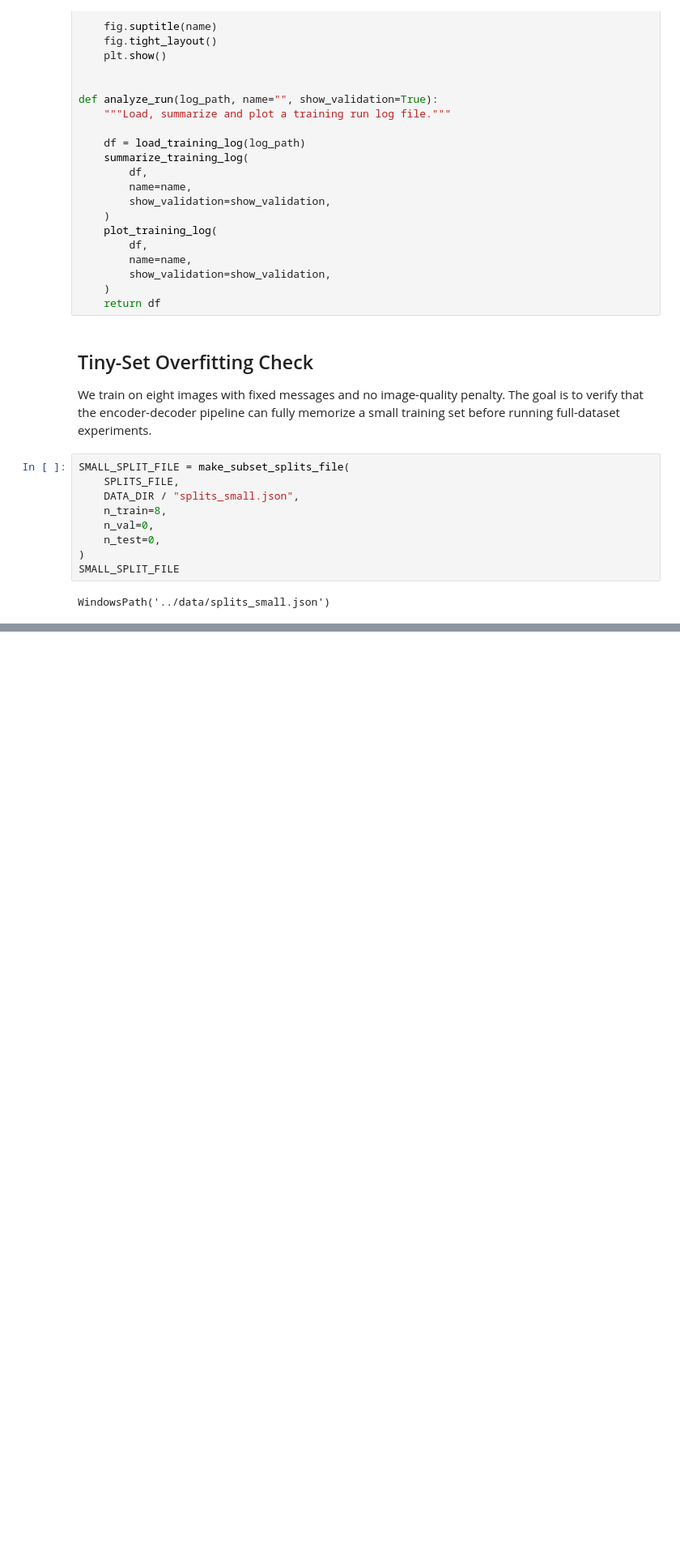
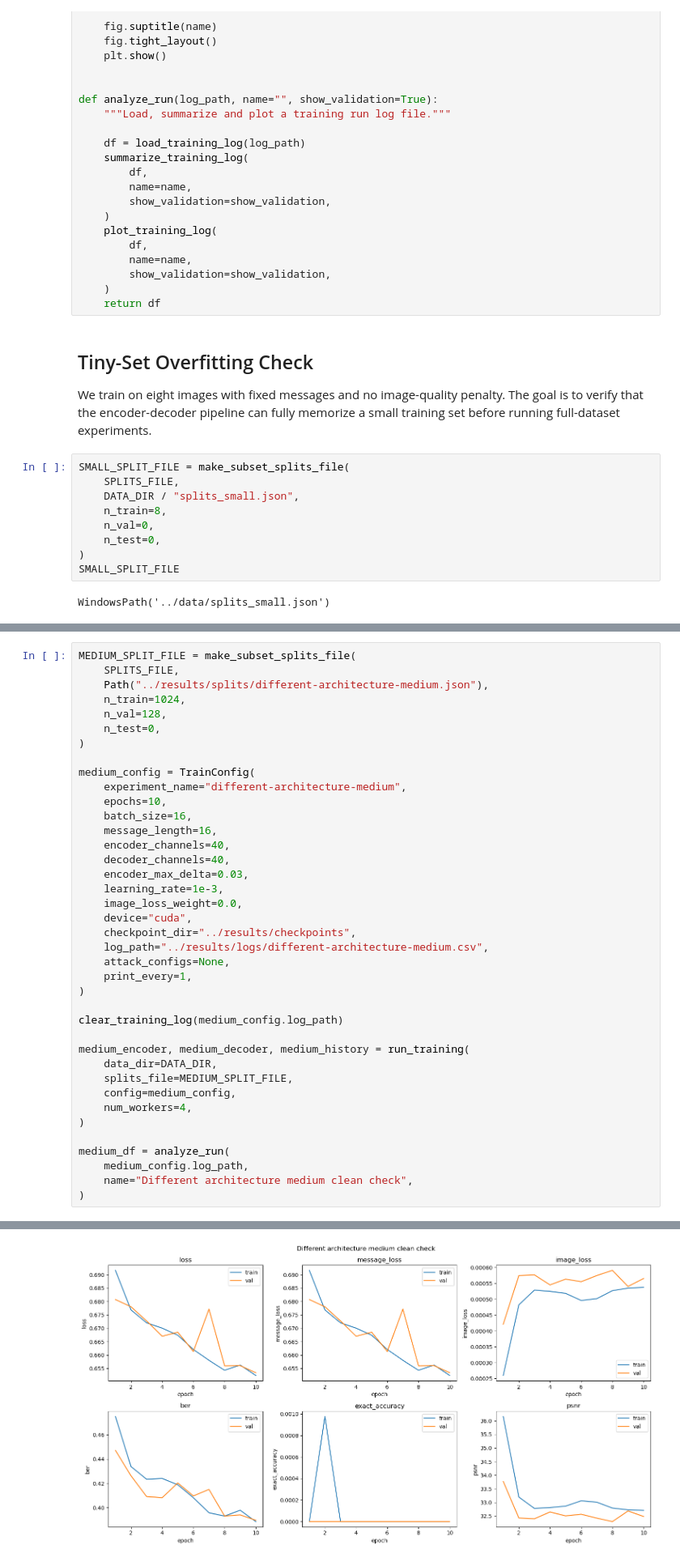
Before and after one commit to DavidT01/DeepImageWatermarking, a Jupyter notebook: notebooks/02_training.ipynb, the cells around one changed output, grey strips where cells are left out. Shown at 81% size. Saved outputs shown, nothing was run; the diff lists cells and outputs as text; blank space fills up the shorter version.

```diff
--- a/notebooks/02_training.ipynb
+++ b/notebooks/02_training.ipynb
@@ -235,0 +253,40 @@ PSNR is intentionally poor because `image_loss_weight=0` in this diagnostic expe
+# %%
+MEDIUM_SPLIT_FILE = make_subset_splits_file(
+    SPLITS_FILE,
+    Path("../results/splits/different-architecture-medium.json"),
+    n_train=1024,
+    n_val=128,
+    n_test=0,
+)
+
+medium_config = TrainConfig(
+    experiment_name="different-architecture-medium",
+    epochs=10,
+    batch_size=16,
+    message_length=16,
+    encoder_channels=40,
+    decoder_channels=40,
+    encoder_max_delta=0.03,
+    learning_rate=1e-3,
+    image_loss_weight=0.0,
+    device="cuda",
+    checkpoint_dir="../results/checkpoints",
+    log_path="../results/logs/different-architecture-medium.csv",
+    attack_configs=None,
+    print_every=1,
+)
+
+clear_training_log(medium_config.log_path)
+
+medium_encoder, medium_decoder, medium_history = run_training(
+    data_dir=DATA_DIR,
+    splits_file=MEDIUM_SPLIT_FILE,
+    config=medium_config,
+    num_workers=4,
+)
+
+medium_df = analyze_run(
+    medium_config.log_path,
+    name="Different architecture medium clean check",
+)
+# %% [output]
@@ -235,0 +313 @@ PSNR is intentionally poor because `image_loss_weight=0` in this diagnostic expe
+[figure, added]
```
Also changed, not shown: parts of 9 cells of this notebook.
